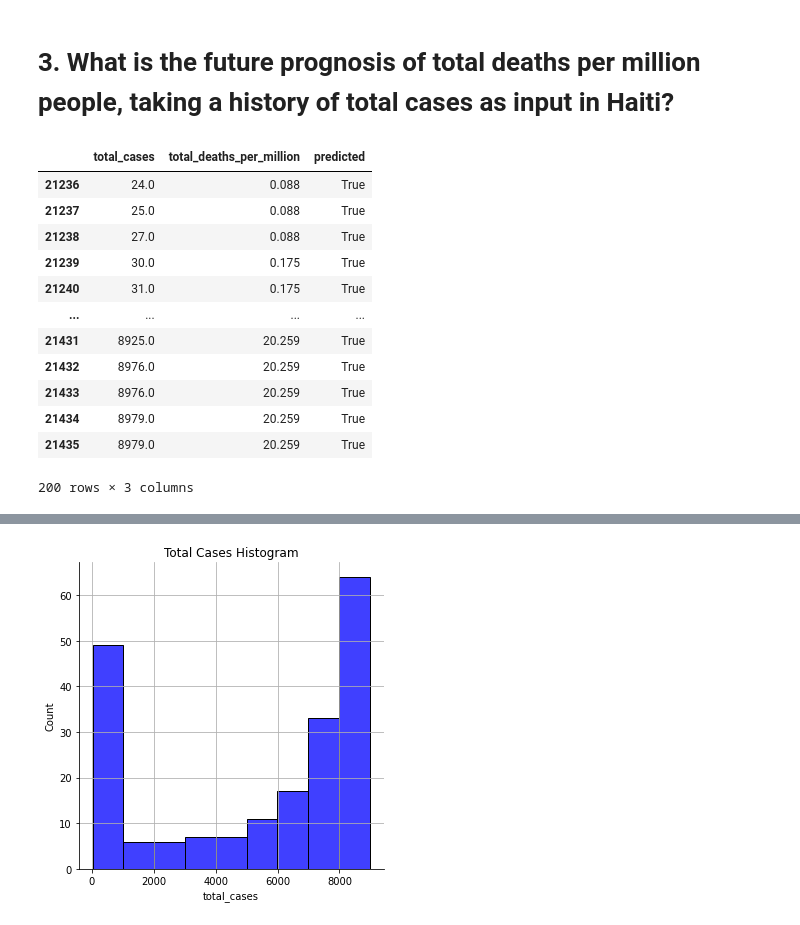
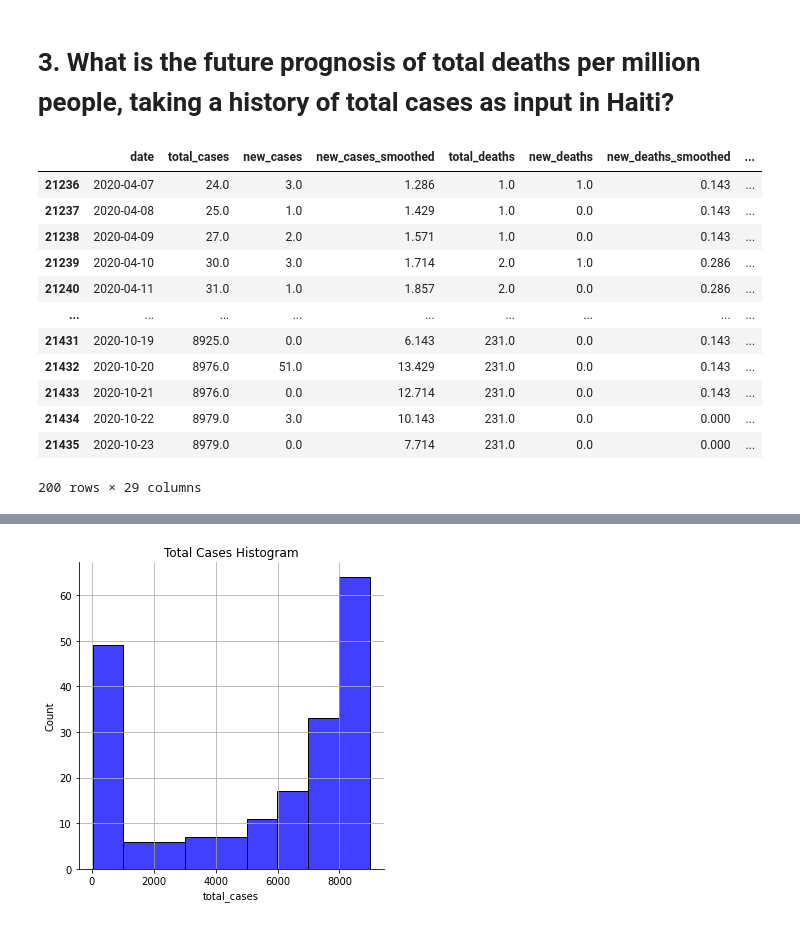
Before and after one commit to Viliuskerutis/AML, a Jupyter notebook: AML_MP1_Kerutis.ipynb, the cells around one changed output, grey strips where cells are left out. Cells and saved outputs as stored; diff of their text form; code cells hidden in the pictures.

```diff
--- a/AML_MP1_Kerutis.ipynb
+++ b/AML_MP1_Kerutis.ipynb
@@ -247,21 +248,25 @@ A possible explanation could be that even though the countries with higher HDI p
 # %%
 dfff = df[(df['location'] == 'Haiti' )]
 dfff = dfff[dfff.total_deaths_per_million > 0]
 dfff = dfff[dfff.total_cases > 0]
-dfff = dfff[['total_cases', 'total_deaths_per_million']]
-dfff.insert(2, 'predicted', True)
+dfff = dfff.dropna(axis=1, how='all')
+dfff.drop('iso_code', axis='columns', inplace=True)
+dfff.drop('continent', axis='columns', inplace=True)
+dfff.drop('location', axis='columns', inplace=True)
+dfr = dfff[['total_deaths_per_million']]
+
 pd.DataFrame(dfff)
 # %% [output]
-|  | total_cases | total_deaths_per_million | predicted |
-| 21236 | 24.0 | 0.088 | True |
-| 21237 | 25.0 | 0.088 | True |
-| 21238 | 27.0 | 0.088 | True |
-| 21239 | 30.0 | 0.175 | True |
-| 21240 | 31.0 | 0.175 | True |
-| ... | ... | ... | ... |
-| 21431 | 8925.0 | 20.259 | True |
-| 21432 | 8976.0 | 20.259 | True |
-| 21433 | 8976.0 | 20.259 | True |
-| 21434 | 8979.0 | 20.259 | True |
-| 21435 | 8979.0 | 20.259 | True |
+|  | date | total_cases | new_cases | new_cases_smoothed | total_deaths | new_deaths | new_deaths_smoothed | ... |
+| 21236 | 2020-04-07 | 24.0 | 3.0 | 1.286 | 1.0 | 1.0 | 0.143 | ... |
+| 21237 | 2020-04-08 | 25.0 | 1.0 | 1.429 | 1.0 | 0.0 | 0.143 | ... |
+| 21238 | 2020-04-09 | 27.0 | 2.0 | 1.571 | 1.0 | 0.0 | 0.143 | ... |
+| 21239 | 2020-04-10 | 30.0 | 3.0 | 1.714 | 2.0 | 1.0 | 0.286 | ... |
+| 21240 | 2020-04-11 | 31.0 | 1.0 | 1.857 | 2.0 | 0.0 | 0.286 | ... |
+| ... | ... | ... | ... | ... | ... | ... | ... | ... |
+| 21431 | 2020-10-19 | 8925.0 | 0.0 | 6.143 | 231.0 | 0.0 | 0.143 | ... |
+| 21432 | 2020-10-20 | 8976.0 | 51.0 | 13.429 | 231.0 | 0.0 | 0.143 | ... |
+| 21433 | 2020-10-21 | 8976.0 | 0.0 | 12.714 | 231.0 | 0.0 | 0.143 | ... |
+| 21434 | 2020-10-22 | 8979.0 | 3.0 | 10.143 | 231.0 | 0.0 | 0.000 | ... |
+| 21435 | 2020-10-23 | 8979.0 | 0.0 | 7.714 | 231.0 | 0.0 | 0.000 | ... |
-200 rows × 3 columns
+200 rows × 29 columns
```
Also changed, not shown: parts of 7 cells of this notebook.
